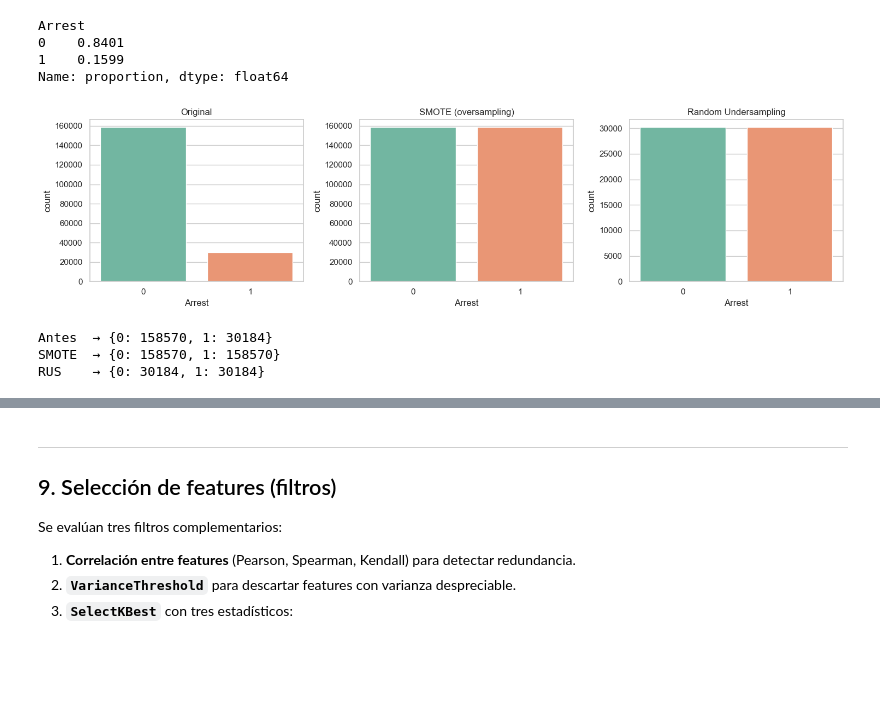
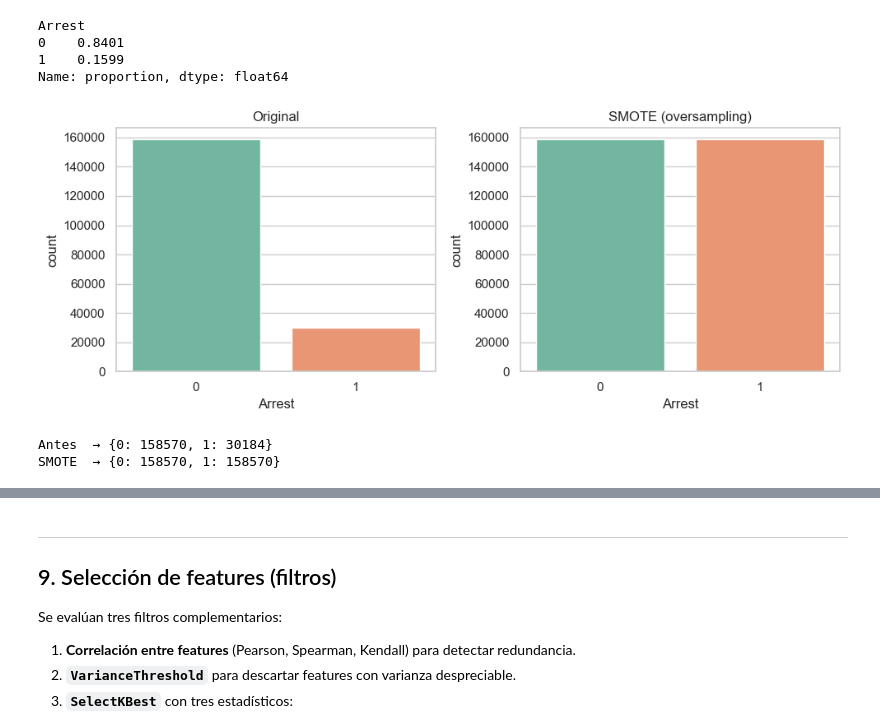
Before and after one commit to francomor/ceia-analisis-de-datos-tp-final, a Jupyter notebook: 2.tp_final_parte2_fran.ipynb, the cells around one changed output, grey strips where cells are left out. Saved outputs shown, nothing was run; the diff lists cells and outputs as text; code cells hidden in the pictures; blank space fills up the shorter version.

```diff
--- a/2.tp_final_parte2_fran.ipynb
+++ b/2.tp_final_parte2_fran.ipynb
@@ -510,26 +505,18 @@ Name: proportion, dtype: float64
 # %%
 smote = SMOTE(random_state=RANDOM_STATE, k_neighbors=5)
 X_train_bal, y_train_bal = smote.fit_resample(X_train_std, y_train)
 
-# Referencia alternativa
-rus = RandomUnderSampler(random_state=RANDOM_STATE)
-X_train_us, y_train_us = rus.fit_resample(X_train_std, y_train)
-
-fig, axes = plt.subplots(1, 3, figsize=(15, 4))
+fig, axes = plt.subplots(1, 2, figsize=(10, 4))
 sns.countplot(x=y_train,     hue=y_train,     palette='Set2', ax=axes[0], legend=False)
 sns.countplot(x=y_train_bal, hue=y_train_bal, palette='Set2', ax=axes[1], legend=False)
-sns.countplot(x=y_train_us,  hue=y_train_us,  palette='Set2', ax=axes[2], legend=False)
 axes[0].set_title('Original')
 axes[1].set_title('SMOTE (oversampling)')
-axes[2].set_title('Random Undersampling')
 plt.tight_layout()
 plt.show()
 
 print(f'Antes  → {dict(y_train.value_counts())}')
 print(f'SMOTE  → {dict(pd.Series(y_train_bal).value_counts())}')
-print(f'RUS    → {dict(pd.Series(y_train_us).value_counts())}')
 # %% [output]
-[figure, old version]
+[figure, new version]
 Antes  → {0: 158570, 1: 30184}
 SMOTE  → {0: 158570, 1: 158570}
-RUS    → {0: 30184, 1: 30184}
```
Also changed, not shown: parts of 5 cells of this notebook.
